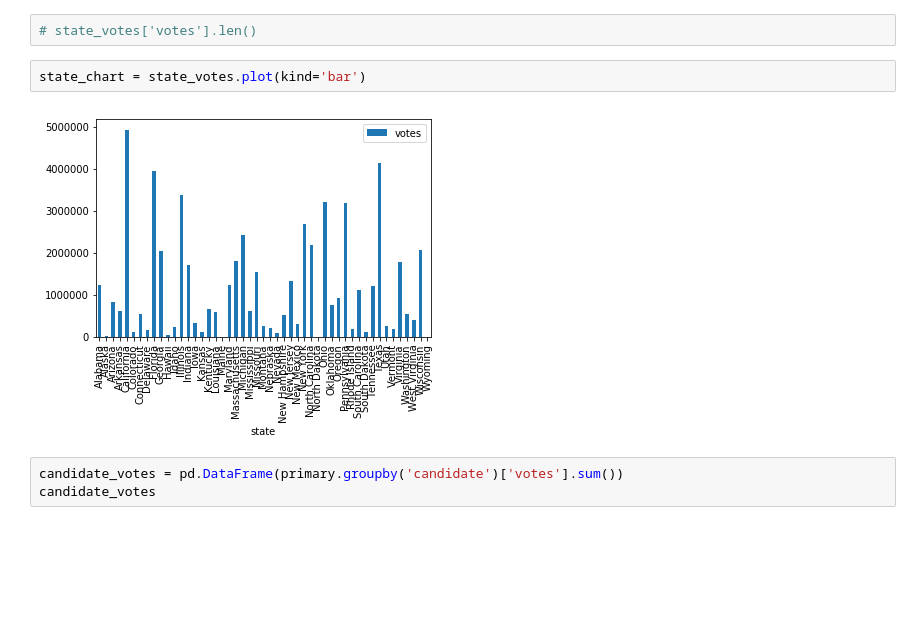
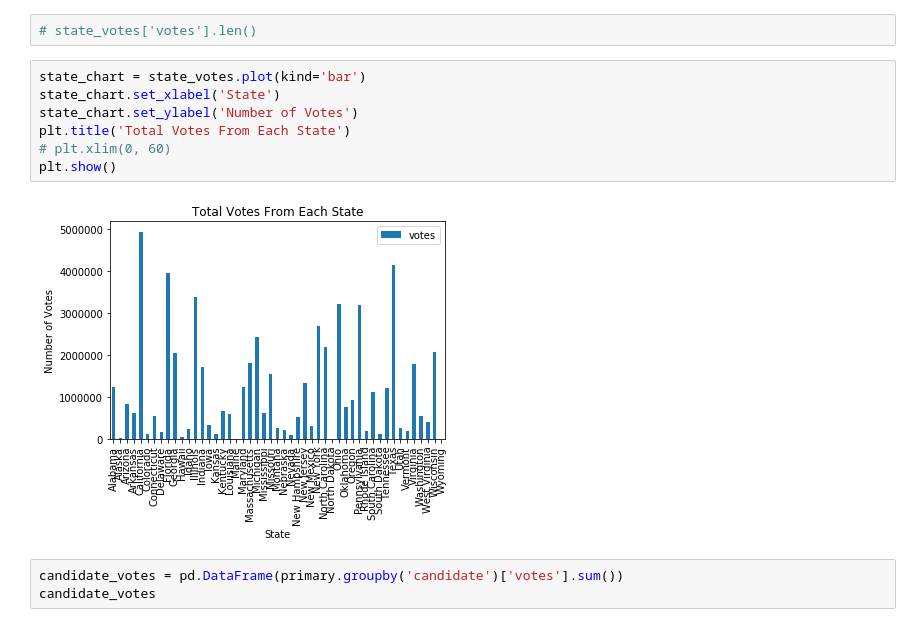
Before and after one commit to hgfowler08/primary2016, a Jupyter notebook: Election_Data.ipynb, the cells around one changed output. Drawn from its saved outputs; the diff is of its cells as text; blank space fills up the shorter version.

```diff
--- a/Election_Data.ipynb
+++ b/Election_Data.ipynb
@@ -84,10 +84,15 @@ state_votes
 | Wyoming | 1183 |
 # %%
 # state_votes['votes'].len()
-# %%
-state_chart = state_votes.plot(kind='bar')
-# %% [output]
-[figure, removed]
+# %%
+state_chart = state_votes.plot(kind='bar')
+state_chart.set_xlabel('State')
+state_chart.set_ylabel('Number of Votes')
+plt.title('Total Votes From Each State')
+# plt.xlim(0, 60)
+plt.show()
+# %% [output]
+[figure, added]
 # %%
 candidate_votes = pd.DataFrame(primary.groupby('candidate')['votes'].sum())
 candidate_votes
```
Also changed, not shown: parts of 3 cells of this notebook, 2 other files.
